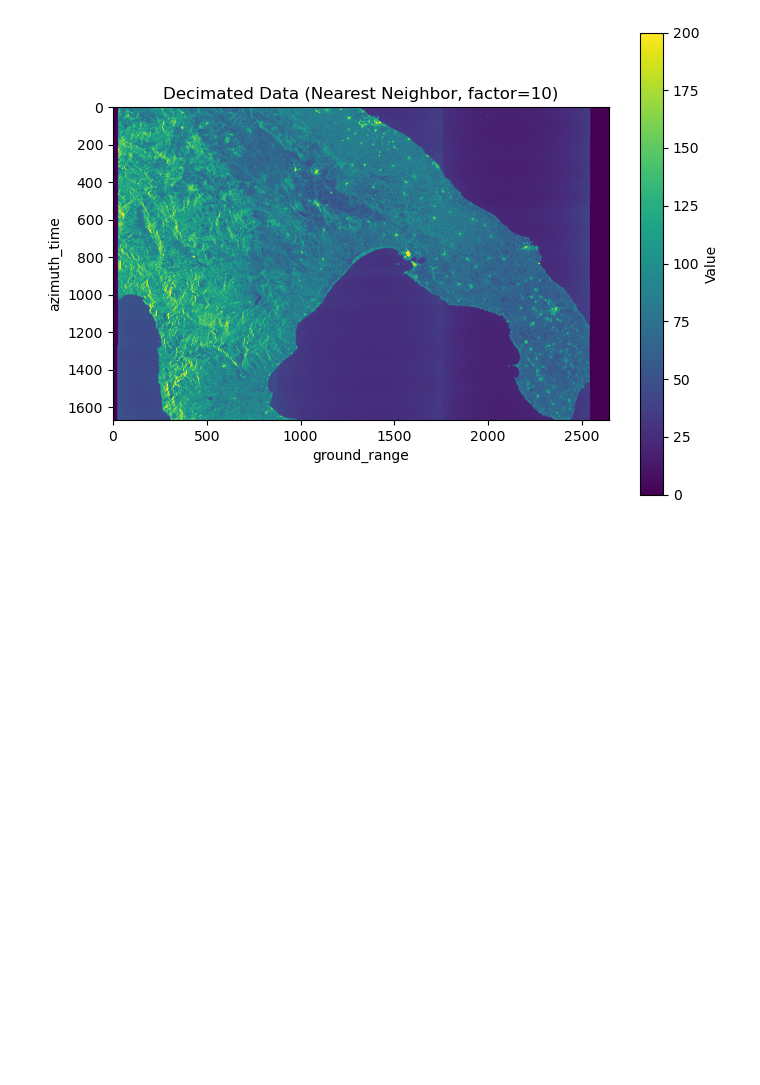
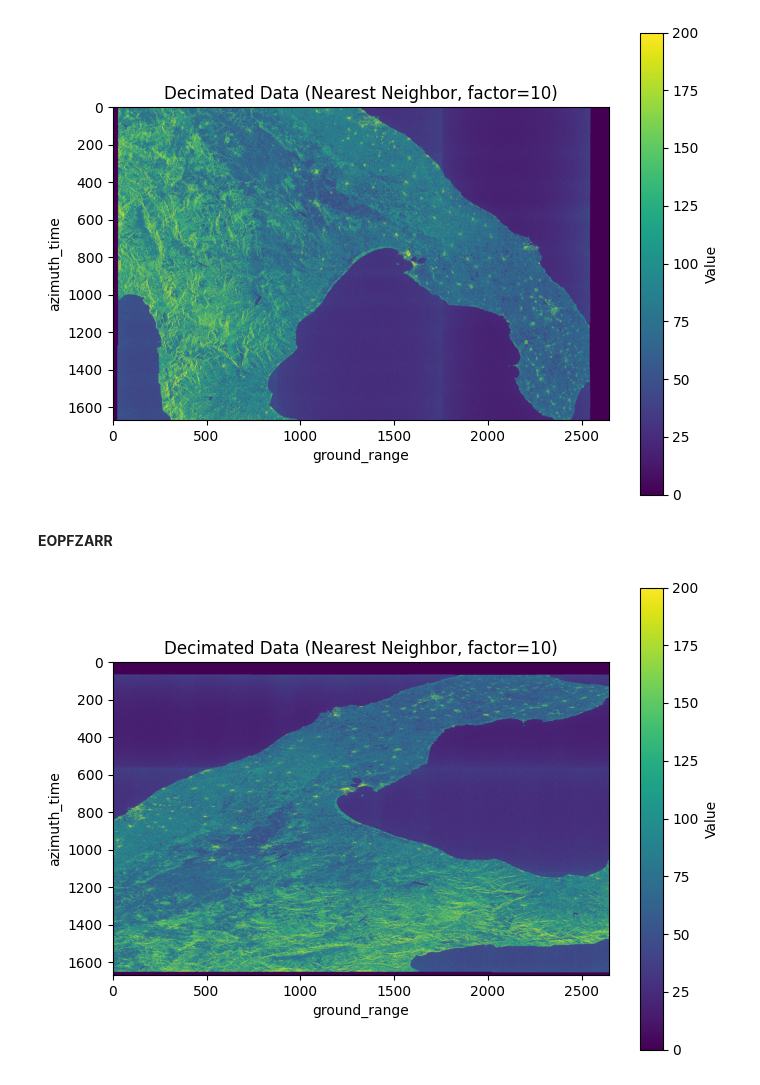
Before and after one commit to EOPF-Sample-Service/GDAL-ZARR-EOPF, a Jupyter notebook: notebooks/visualize_zarr.ipynb, the cells around one changed output. Drawn from its saved outputs; the diff is of its cells as text; code cells hidden in the pictures; blank space fills up the shorter version.

Commit message:
update visualise zarr notebook

```diff
--- a/notebooks/visualize_zarr.ipynb
+++ b/notebooks/visualize_zarr.ipynb
@@ -34,0 +57,5 @@ Original dimensions: 26456 x 16675
+# %%
+band_eo = ds_eo.GetRasterBand(1)
+width_eo = band_eo.XSize
+height_eo = band_eo.YSize
+print("Original dimensions: {} x {}".format(width_eo, height_eo))
@@ -41,2 +72,5 @@ new_height = height // factor
+# %%
+new_width_eo = width_eo // factor
+new_height_eo = height_eo // factor
 # %% [markdown]
 **Use gdal.Warp to create an in-memory dataset that decimates the data using nearest neighbor.Nearest neighbor resampling is equivalent to taking every nth pixel.**
@@ -54,2 +92,13 @@ if decimated_ds is None:
+# %%
+gdal.SetConfigOption("ZARR_ALLOW_BIG_TILE_SIZE", "YES")
+decimated_ds_eo = gdal.Warp(
+    '',         # Output to an in-memory dataset.
+    ds_eo,         # Source dataset.
+    format='MEM',
+    width=new_width_eo, height=new_height_eo,
+    resampleAlg='near'  # 'near' means nearest neighbor, so it just picks the pixel at the corresponding location.
+)
+if decimated_ds_eo is None:
+    raise RuntimeError("gdal.Warp failed to create decimated dataset.")
 # %% [markdown]
 **Read the decimated data into a numpy array.**
@@ -60,0 +114,3 @@ Decimated dimensions: 2645 x 1667
+# %%
+data_eo = decimated_ds_eo.GetRasterBand(1).ReadAsArray()
+print("Decimated dimensions: {} x {}".format(data.shape[1], data.shape[0]))
@@ -71,3 +131,16 @@ plt.ylabel('azimuth_time')
 plt.show()
 # %% [output]
 [figure]
+# %% [markdown]
+**EOPFZARR**
+# %%
+import matplotlib.pyplot as plt
+plt.figure(figsize=(8, 6))
+plt.imshow(data_eo, vmax=200)
+plt.colorbar(label='Value')
+plt.title('Decimated Data (Nearest Neighbor, factor=10)')
+plt.xlabel('ground_range')
+plt.ylabel('azimuth_time')
+plt.show()
+# %% [output]
+[figure, added]
```
Also changed, not shown: parts of 14 cells of this notebook.
